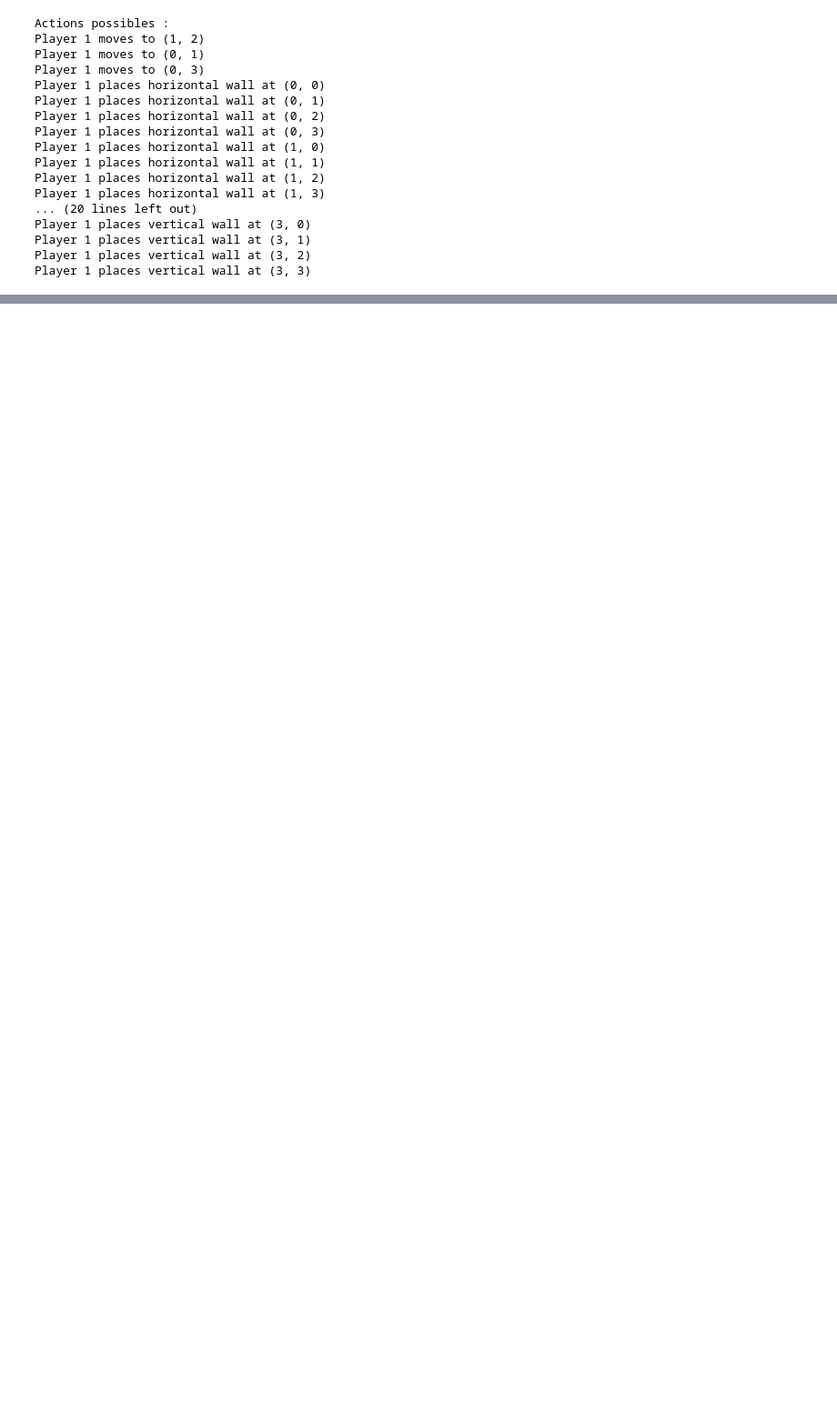
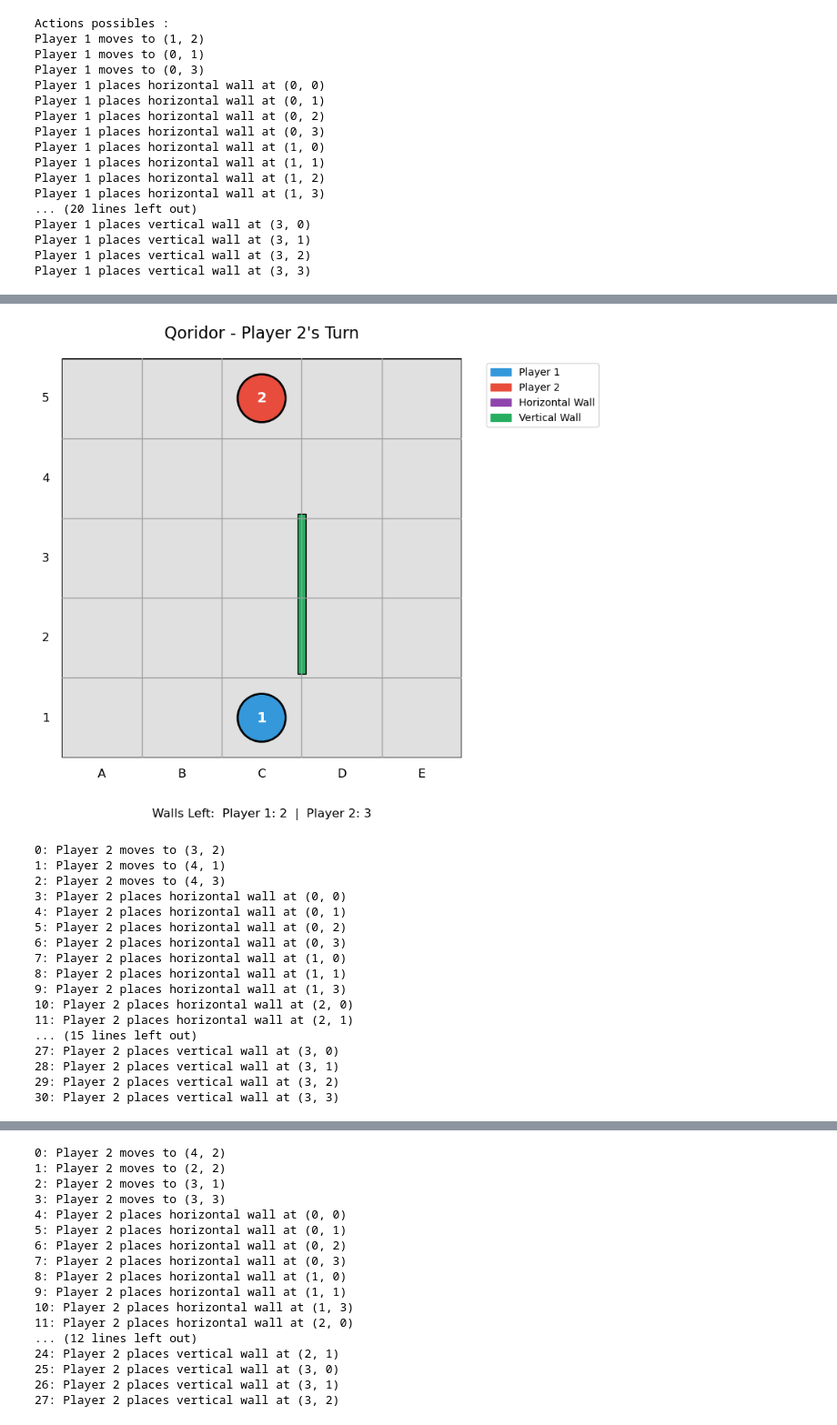
Before and after one commit to LaComete3/Quoridor_581, a Jupyter notebook: main.ipynb, the cells around one changed output, grey strips where cells are left out. Shown at 91% size. Saved outputs shown, nothing was run; the diff lists cells and outputs as text; code cells hidden in the pictures; blank space fills up the shorter version.

```diff
--- a/main.ipynb
+++ b/main.ipynb
@@ -118,0 +67,20 @@ False
+# %%
+game = QoridorGame(board_size=5, num_walls=3)
+
+random_agent1 = RandomAgent()
+random_agent2 = RandomAgent()
+
+while not game.is_game_over():
+    move = random_agent1.get_move(game)
+    game.make_move(move)
+    visualizer.render_game(game)
+    if game.is_game_over():
+        break
+    move = random_agent2.get_move(game)
+    game.make_move(move)
+    visualizer.render_game(game)
+    if game.is_game_over():
+        break
+
+winner = game.get_winner()
+print(f"Winner : {winner}")
@@ -118,0 +89,42 @@ False
+# %%
+game = QoridorGame(board_size=5, num_walls=3)
+visualizer = QoridorVisualizer()
+random_agent1 = RandomAgent()
+
+while not game.is_game_over():
+    move = random_agent1.get_move(game)
+    game.make_move(move)
+    visualizer.render_game(game)
+    if game.is_game_over():
+        break
+
+    possible_moves = game.get_legal_moves()
+    for i, move in enumerate(possible_moves):
+        print(f"{i}: {move}")
+
+    move_index = int(input("Entrez l'index du mouvement à jouer : "))
+    game.make_move(possible_moves[move_index])
+    visualizer.render_game(game)
+
+winner = game.get_winner()
+visualizer.render_game(game)
+print(f"Winner : {winner}")
+# %% [output]
+[figure, added]
+0: Player 2 moves to (3, 2)
+1: Player 2 moves to (4, 1)
+2: Player 2 moves to (4, 3)
+3: Player 2 places horizontal wall at (0, 0)
+4: Player 2 places horizontal wall at (0, 1)
+5: Player 2 places horizontal wall at (0, 2)
+6: Player 2 places horizontal wall at (0, 3)
+7: Player 2 places horizontal wall at (1, 0)
+8: Player 2 places horizontal wall at (1, 1)
+9: Player 2 places horizontal wall at (1, 3)
+10: Player 2 places horizontal wall at (2, 0)
+11: Player 2 places horizontal wall at (2, 1)
+... (15 lines left out)
+27: Player 2 places vertical wall at (3, 0)
+28: Player 2 places vertical wall at (3, 1)
+29: Player 2 places vertical wall at (3, 2)
+30: Player 2 places vertical wall at (3, 3)
@@ -118,0 +133,17 @@ False
+0: Player 2 moves to (4, 2)
+1: Player 2 moves to (2, 2)
+2: Player 2 moves to (3, 1)
+3: Player 2 moves to (3, 3)
+4: Player 2 places horizontal wall at (0, 0)
+5: Player 2 places horizontal wall at (0, 1)
+6: Player 2 places horizontal wall at (0, 2)
+7: Player 2 places horizontal wall at (0, 3)
+8: Player 2 places horizontal wall at (1, 0)
+9: Player 2 places horizontal wall at (1, 1)
+10: Player 2 places horizontal wall at (1, 3)
+11: Player 2 places horizontal wall at (2, 0)
+... (12 lines left out)
+24: Player 2 places vertical wall at (2, 1)
+25: Player 2 places vertical wall at (3, 0)
+26: Player 2 places vertical wall at (3, 1)
+27: Player 2 places vertical wall at (3, 2)
```
Also changed, not shown: parts of 19 cells of this notebook.
